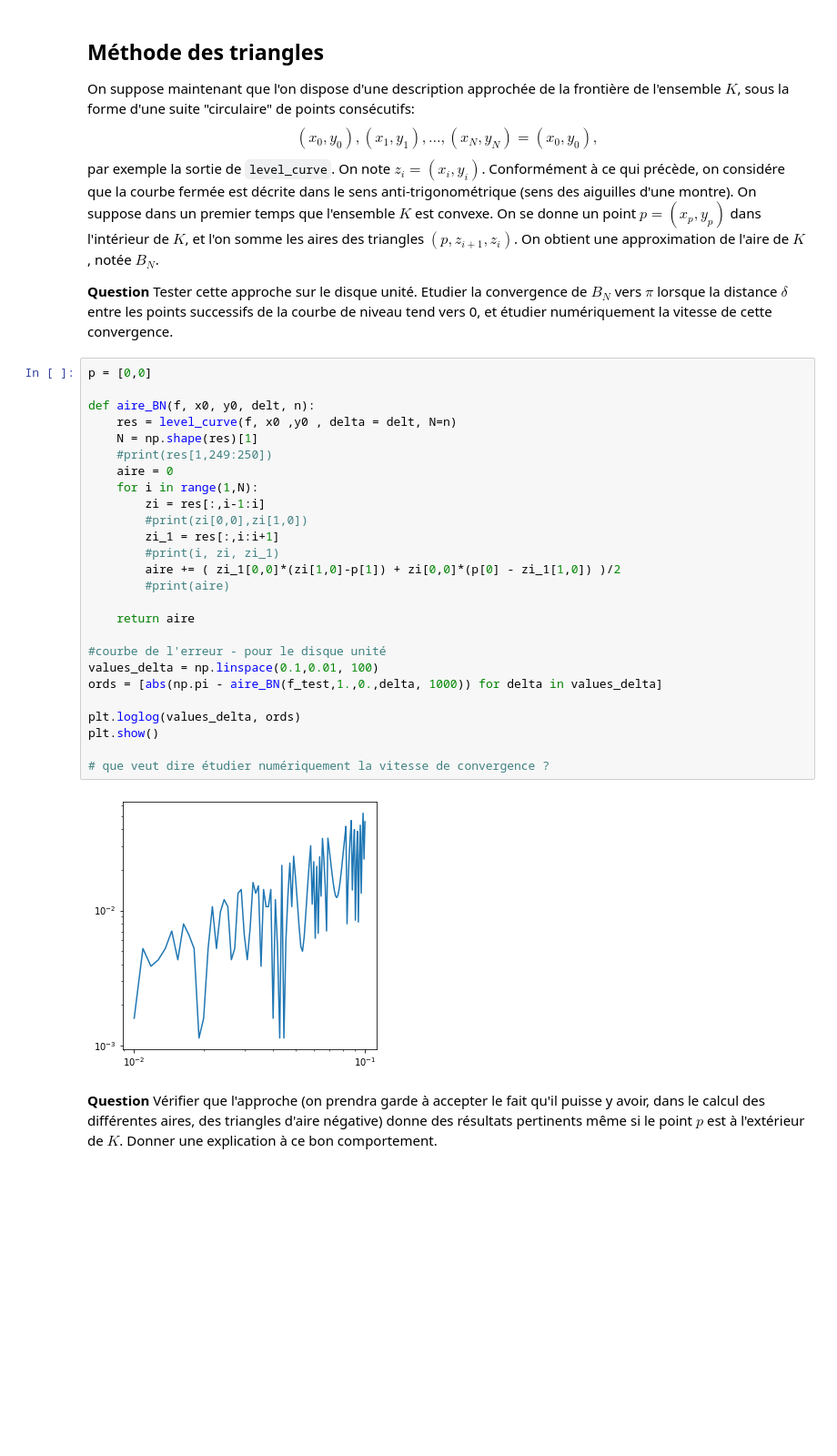
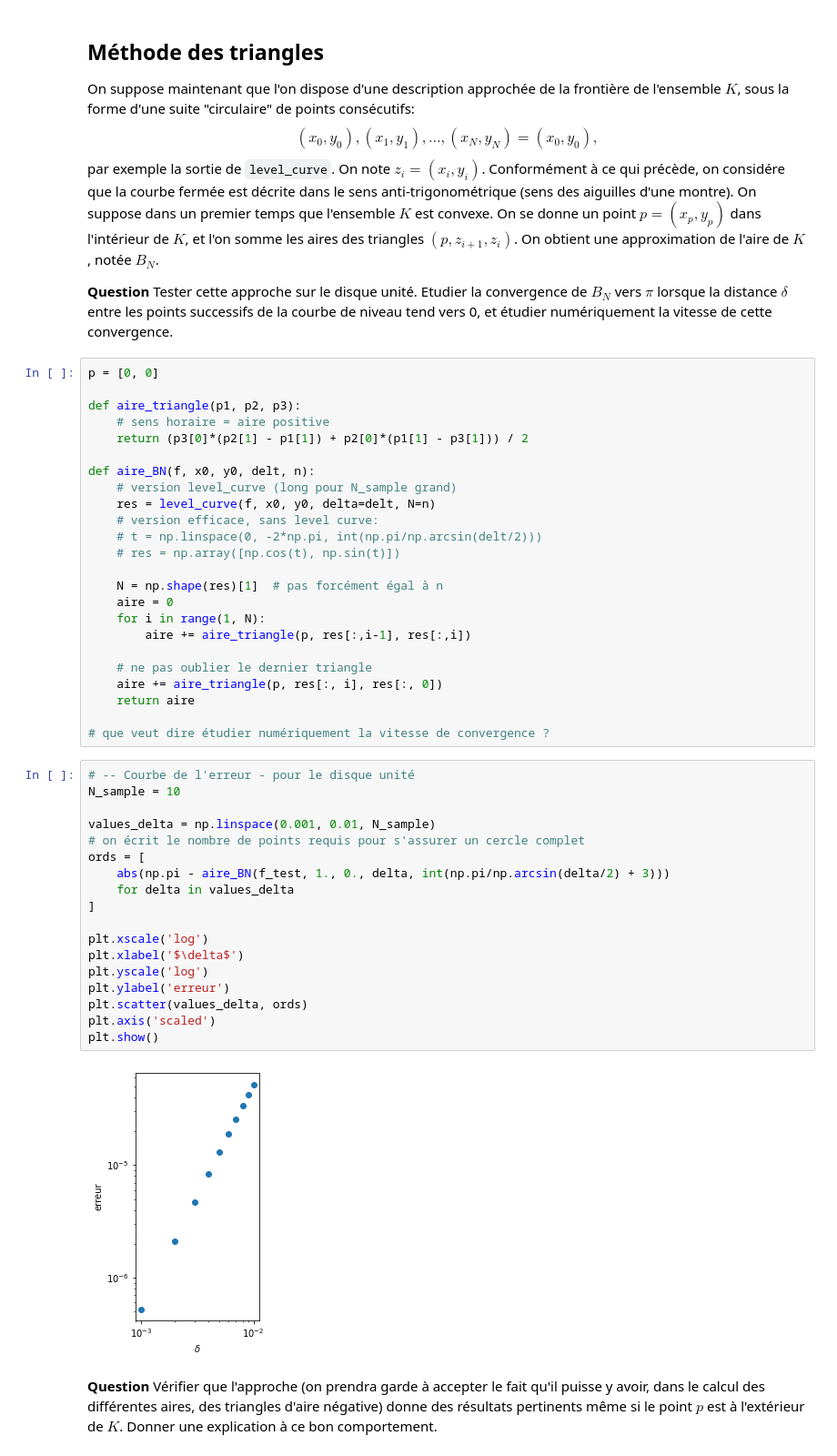
Before and after one commit to WatchfulCoder/projet-numerique-CD, a Jupyter notebook: projet-maths-info.ipynb, the cells around one changed output. Shown: that part at 91% size. Saved outputs shown, nothing was run; the diff lists cells and outputs as text; blank space fills up the shorter version.

```diff
--- a/projet-maths-info.ipynb
+++ b/projet-maths-info.ipynb
@@ -511,34 +503,50 @@ On se donne un point $p = (x_p,y_p)$ dans  l'intérieur de $K$, et l'on somme le
 On obtient une approximation de l'aire de $K$, notée $B_N$.
 
 **Question** Tester cette approche sur le disque unité. Etudier la convergence de $B_N$ vers $\pi$ lorsque la distance $\delta$ entre les points successifs de la courbe de niveau tend vers 0, et étudier numériquement la vitesse de cette convergence.
-# %%
-p = [0,0]
-
-def aire_BN(f, x0, y0, delt, n):
-    res = level_curve(f, x0 ,y0 , delta = delt, N=n)
-    N = np.shape(res)[1]
-    #print(res[1,249:250])
-    aire = 0
-    for i in range(1,N):
-        zi = res[:,i-1:i]
-        #print(zi[0,0],zi[1,0])
-        zi_1 = res[:,i:i+1]
-        #print(i, zi, zi_1)
-        aire += ( zi_1[0,0]*(zi[1,0]-p[1]) + zi[0,0]*(p[0] - zi_1[1,0]) )/2
-        #print(aire)
-
-    return aire
-
-#courbe de l'erreur - pour le disque unité
-values_delta = np.linspace(0.1,0.01, 100)
-ords = [abs(np.pi - aire_BN(f_test,1.,0.,delta, 1000)) for delta in values_delta]
-
-plt.loglog(values_delta, ords)
-plt.show()
-
-# que veut dire étudier numériquement la vitesse de convergence ?
-# %% [output]
-[figure, removed]
+# %%
+p = [0, 0]
+
+def aire_triangle(p1, p2, p3):
+    # sens horaire = aire positive
+    return (p3[0]*(p2[1] - p1[1]) + p2[0]*(p1[1] - p3[1])) / 2
+
+def aire_BN(f, x0, y0, delt, n):
+    # version level_curve (long pour N_sample grand)
+    res = level_curve(f, x0, y0, delta=delt, N=n)
+    # version efficace, sans level curve:
+    # t = np.linspace(0, -2*np.pi, int(np.pi/np.arcsin(delt/2)))
+    # res = np.array([np.cos(t), np.sin(t)])
+
+    N = np.shape(res)[1]  # pas forcément égal à n
+    aire = 0
+    for i in range(1, N):
+        aire += aire_triangle(p, res[:,i-1], res[:,i])
+
+    # ne pas oublier le dernier triangle
+    aire += aire_triangle(p, res[:, i], res[:, 0])
+    return aire
+
+# que veut dire étudier numériquement la vitesse de convergence ?
+# %%
+# -- Courbe de l'erreur - pour le disque unité
+N_sample = 10
+
+values_delta = np.linspace(0.001, 0.01, N_sample)
+# on écrit le nombre de points requis pour s'assurer un cercle complet
+ords = [
+    abs(np.pi - aire_BN(f_test, 1., 0., delta, int(np.pi/np.arcsin(delta/2) + 3)))
+    for delta in values_delta
+]
+
+plt.xscale('log')
+plt.xlabel('$\delta$')
+plt.yscale('log')
+plt.ylabel('erreur')
+plt.scatter(values_delta, ords)
+plt.axis('scaled')
+plt.show()
+# %% [output]
+[figure, added]
 # %% [markdown]
 **Question** Vérifier que l'approche (on prendra garde à accepter le fait qu'il puisse y avoir, dans le calcul des différentes aires,  des triangles d'aire négative) donne des résultats pertinents même si le point $p$ est  à l'extérieur de $K$. Donner une explication à ce bon comportement.
 # %% [markdown]
```
Also changed, not shown: parts of 13 cells of this notebook.
